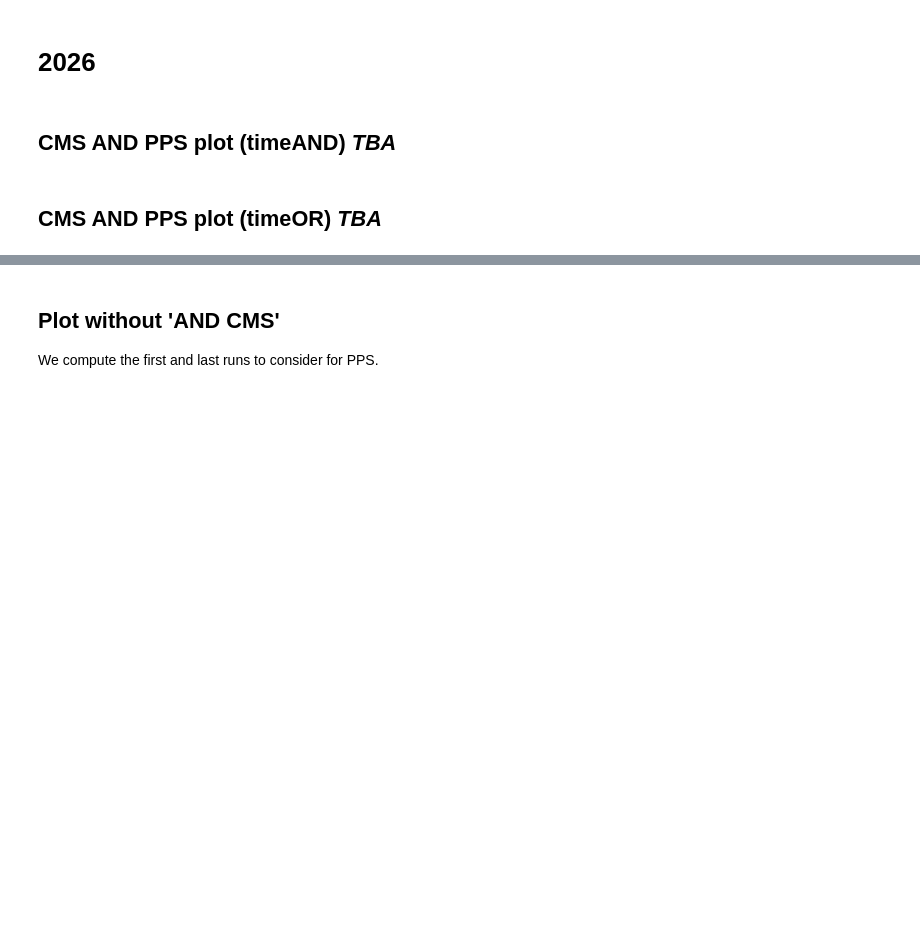
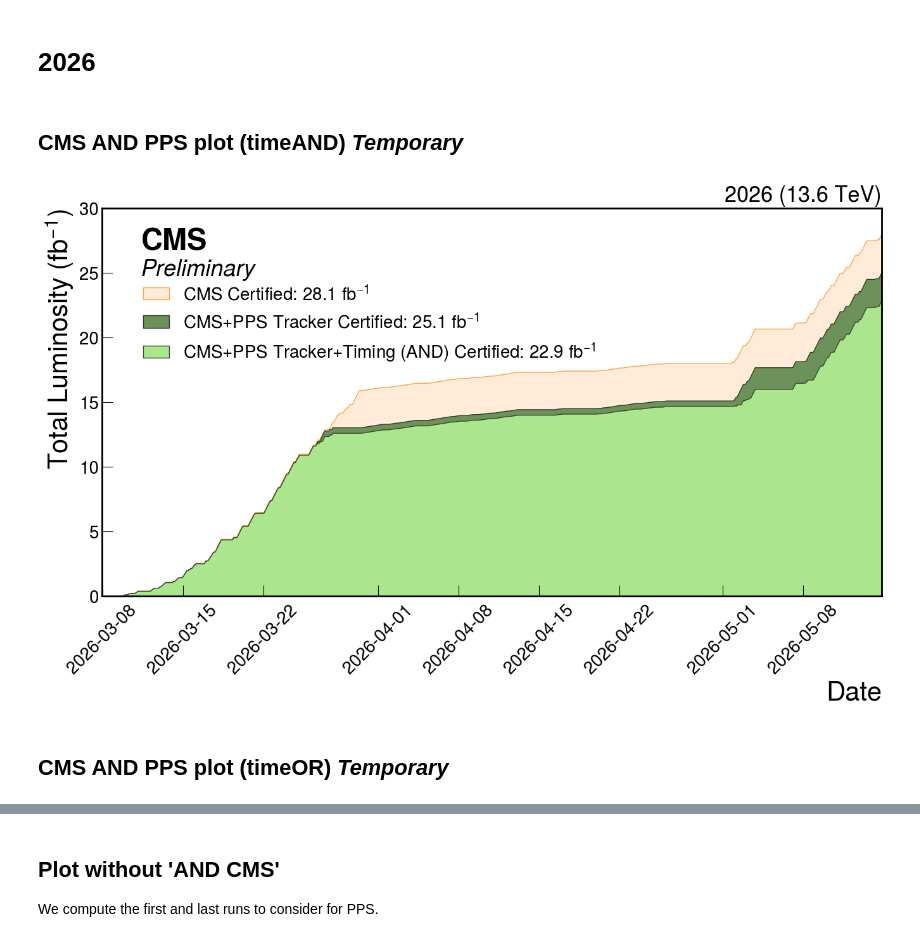
Before and after one commit to AndreaBellora/pps-dpg-lumi-plots, a Jupyter notebook: lumi_plot.ipynb, the cells around one changed output, grey strips where cells are left out. Cells and saved outputs as stored; diff of their text form; code cells hidden in the pictures; blank space fills up the shorter version.

```diff
--- a/lumi_plot.ipynb
+++ b/lumi_plot.ipynb
@@ -751,7 +751,7 @@ plt.show()
 # %% [markdown]
 # 2026
 # %% [markdown]
-## CMS AND PPS plot (timeAND) *TBA*
+## CMS AND PPS plot (timeAND) *Temporary*
 # %%
 import mplhep as hep
 import matplotlib.pyplot as plt
@@ -764,36 +764,38 @@ pps_tot_track = cms_and_pps_2026_track_df['integrated_rec_lumi'].iloc[-1]
 pps_tot_tracktime = cms_and_pps_2026_tracktimeAND_df['integrated_rec_lumi'].iloc[-1]
 min_date = min([cms_2026_df['date'].iloc[0],cms_and_pps_2026_track_df['date'].iloc[0],cms_and_pps_2026_tracktimeAND_df['date'].iloc[0]])
 max_date = max([cms_2026_df['date'].iloc[-1],cms_and_pps_2026_track_df['date'].iloc[-1],cms_and_pps_2026_tracktimeAND_df['date'].iloc[-1]])
 
 # Create the XY plot with a filled area under the line
 plt.figure(figsize=(14, 9))
 # plt.fill_between(cms_2026_df['date'], cms_2026_df['integrated_del_lumi'], color='#85d1fb', alpha=1, label=f'CMS Certified Delivered: {cms_tot_del:.1f}'+' fb$^{-1}$')
 plt.fill_between(cms_2026_df['date'], cms_2026_df['integrated_rec_lumi'], color='#ffebd8', alpha=1, label=f'CMS Certified: {cms_tot_rec:.1f}'+' fb$^{-1}$',linewidth=1,edgecolor='#fea649')
 plt.fill_between(cms_and_pps_2026_track_df['date'], cms_and_pps_2026_track_df['integrated_rec_lumi'], color='#6c915a', alpha=1, label=f'CMS+PPS Tracker Certified: {pps_tot_track:.1f}'+' fb$^{-1}$',linewidth=1,edgecolor='#2d3d26')
 plt.fill_between(cms_and_pps_2026_tracktimeAND_df['date'], cms_and_pps_2026_tracktimeAND_df['integrated_rec_lumi'], color='#abe68f', alpha=1, label=f'CMS+PPS Tracker+Timing (AND) Certified: {pps_tot_tracktime:.1f}'+' fb$^{-1}$',linewidth=1,edgecolor='#36492d')
 plt.xlabel('Date',fontsize=30)
 plt.ylabel('Total Luminosity (fb$^{-1}$)',fontsize=30)
 plt.xticks(rotation=45,fontsize=20)
 plt.yticks(fontsize=20)
 plt.xlim((min_date,max_date))
-plt.ylim((0,120))
+plt.ylim((0,30))
 plt.legend(loc='upper left', fontsize=20, bbox_to_anchor=(0.03,0.85))
 
 # Remove minor ticks (which don't really make sense here)
 plt.minorticks_off()
 
 # Remove right and top axis. It's not CMS-style, I know, but they're really ugly and useless in this case
 plt.tick_params(axis='both', which='both', direction='in', top=False, right=False)
 
 # Add CMS Preliminary label
 hep.cms.label('Preliminary',loc=2, data=True, rlabel='2026 (13.6 TeV)')
 
 # Show the plot
 plt.tight_layout()
 plt.savefig('CMS_AND_PPS_lumi_2026_timeAND.png',dpi=600)
 plt.show()
+# %% [output]
+[figure, added]
 # %% [markdown]
-## CMS AND PPS plot (timeOR) *TBA*
+## CMS AND PPS plot (timeOR) *Temporary*
 # %%
 import mplhep as hep
 import matplotlib.pyplot as plt
```
Also changed, not shown: parts of 14 cells of this notebook, 1 other file.
